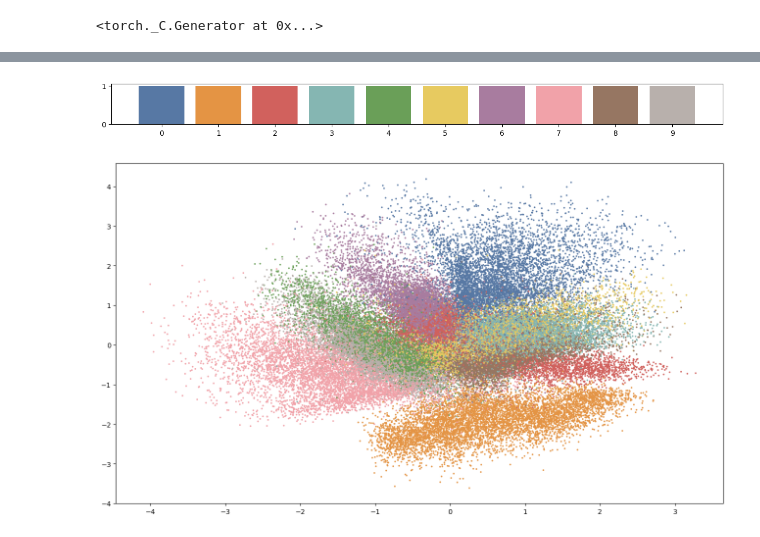
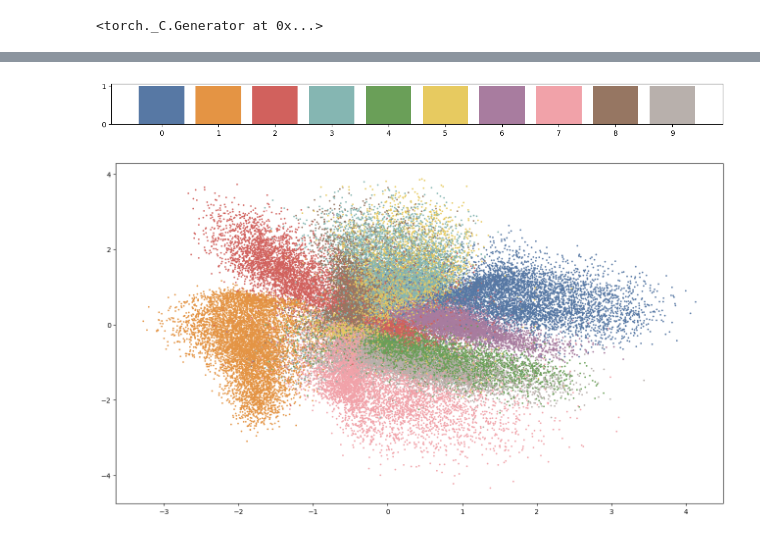
Before and after one commit to xnought/vae-explainer, a Jupyter notebook: notebooks/vae_training_torch.ipynb, the cells around one changed output, grey strips where cells are left out. Cells and saved outputs as stored; diff of their text form; code cells hidden in the pictures.

```diff
--- a/notebooks/vae_training_torch.ipynb
+++ b/notebooks/vae_training_torch.ipynb
@@ -132,6 +90,39 @@ plt.legend()
-# %%
-latents, labels = compute_embeddings(model_bigger, train)
-plot_mnist(latents, labels)
-# %% [output]
-[figure, removed]
-[figure, removed]
+# %%
+# now visualize the embedding space
+@torch.no_grad()
+def compute_embeddings(model, dataloader, times=float("inf")):
+	latents = []
+	labels = []
+	times_acc = 0
+	for i, (b_img, b_labels) in tqdm(enumerate(dataloader), total=len(dataloader)):
+		if times_acc >= times:
+			break
+
+		_, latent, _, _, _ = model(b_img.view(-1, 784))
+		latents.extend(latent.tolist())
+		labels.extend(b_labels.tolist())
+
+		times_acc += 1
+
+	return torch.tensor(latents), torch.tensor(labels)
+
+
+def custom_legend(colors, labels):
+	fig, ax = plt.subplots()
+	fig.set_figwidth(15)
+	fig.set_figheight(1)
+	ax.bar(labels, [1 for i in range(len(labels))], label=labels, color=colors)
+	return ax
+
+def plot_mnist(latents, labels):
+	tab10 = ["#5778a4", "#e49444", "#d1615d", "#85b6b2", "#6a9f58", "#e7ca60", "#a87c9f", "#f1a2a9", "#967662", "#b8b0ac"]
+	custom_legend(tab10, [str(i) for i in range(10)])
+	plt.show()
+	plt.figure(figsize=(16, 9))
+	plt.scatter(latents[:, 0], latents[:, 1], c=[tab10[i] for i in labels.tolist()], s=2, alpha=1)
+
+latents, labels = compute_embeddings(model, train)
+plot_mnist(latents, labels)
+# %% [output]
+[figure, added]
+[figure, added]
```
Also changed, not shown: parts of 4 cells of this notebook.
